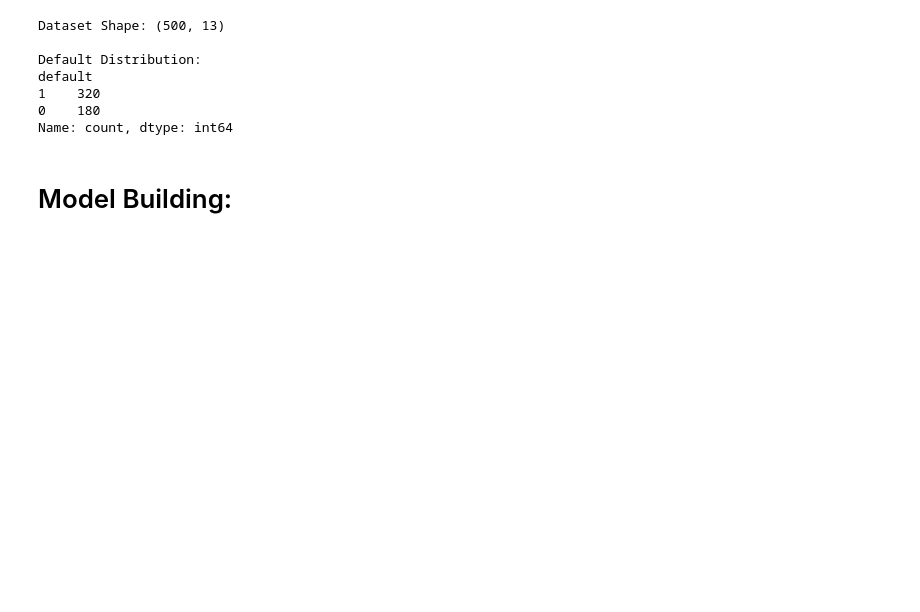
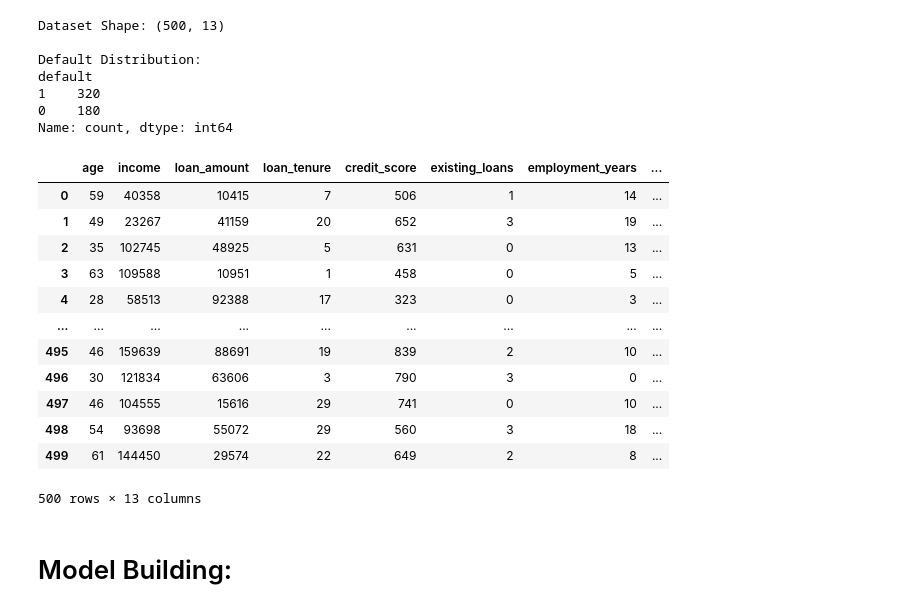
Before and after one commit to ashabakshi/ML_Learning_Clear_basics-, a Jupyter notebook: 08_XGboost.ipynb, the cells around one changed output. Drawn from its saved outputs; the diff is of its cells as text; code cells hidden in the pictures; blank space fills up the shorter version.

```diff
--- a/08_XGboost.ipynb
+++ b/08_XGboost.ipynb
@@ -116,5 +116,21 @@ default
 1    320
 0    180
 Name: count, dtype: int64
+# %%
+df
+# %% [output]
+|  | age | income | loan_amount | loan_tenure | credit_score | existing_loans | employment_years | ... |
+| 0 | 59 | 40358 | 10415 | 7 | 506 | 1 | 14 | ... |
+| 1 | 49 | 23267 | 41159 | 20 | 652 | 3 | 19 | ... |
+| 2 | 35 | 102745 | 48925 | 5 | 631 | 0 | 13 | ... |
+| 3 | 63 | 109588 | 10951 | 1 | 458 | 0 | 5 | ... |
+| 4 | 28 | 58513 | 92388 | 17 | 323 | 0 | 3 | ... |
+| ... | ... | ... | ... | ... | ... | ... | ... | ... |
+| 495 | 46 | 159639 | 88691 | 19 | 839 | 2 | 10 | ... |
+| 496 | 30 | 121834 | 63606 | 3 | 790 | 3 | 0 | ... |
+| 497 | 46 | 104555 | 15616 | 29 | 741 | 0 | 10 | ... |
+| 498 | 54 | 93698 | 55072 | 29 | 560 | 3 | 18 | ... |
+| 499 | 61 | 144450 | 29574 | 22 | 649 | 2 | 8 | ... |
+500 rows × 13 columns
 # %% [markdown]
 # Model Building:
```
Also changed, not shown: parts of 10 cells of this notebook.
